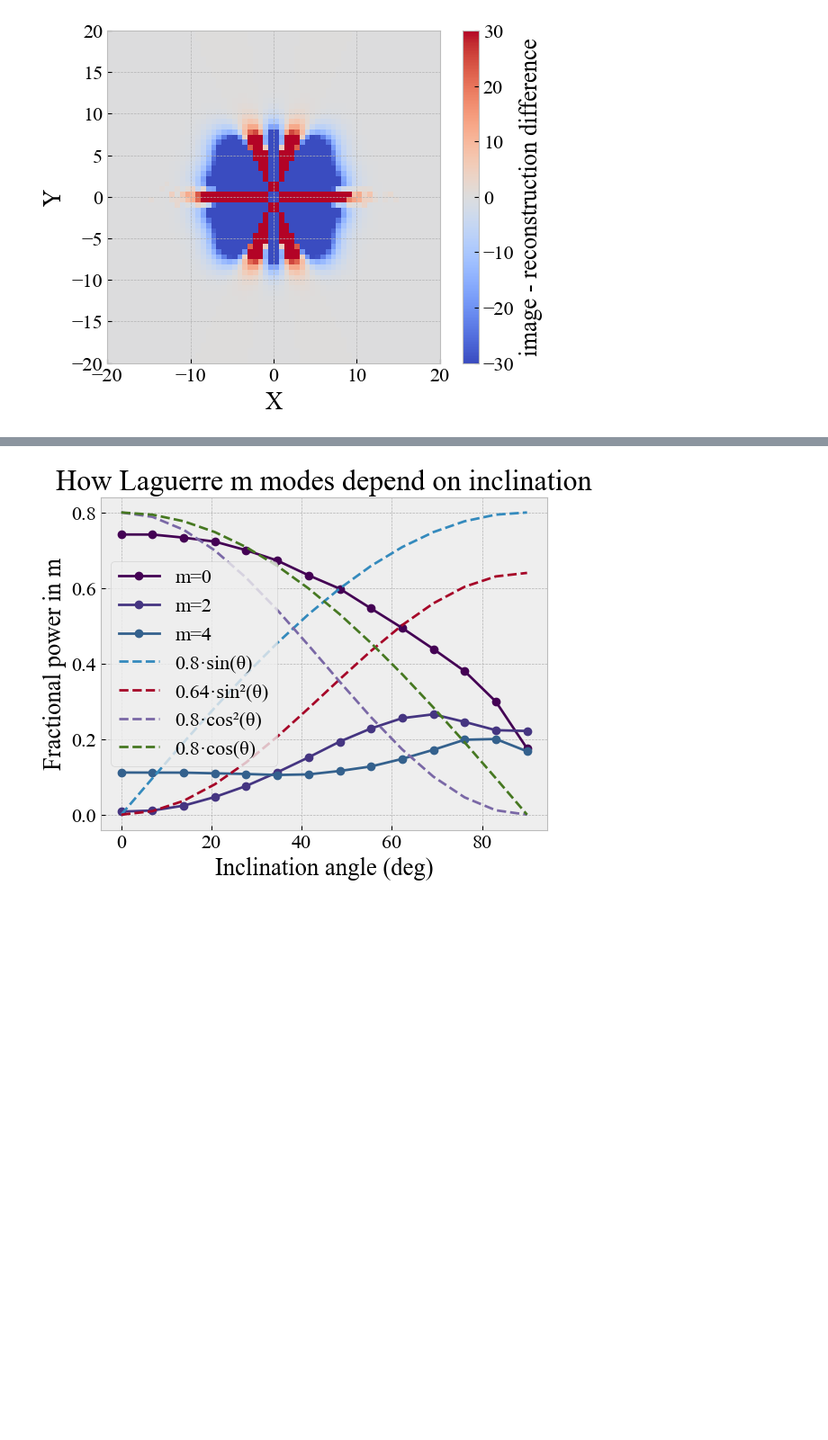
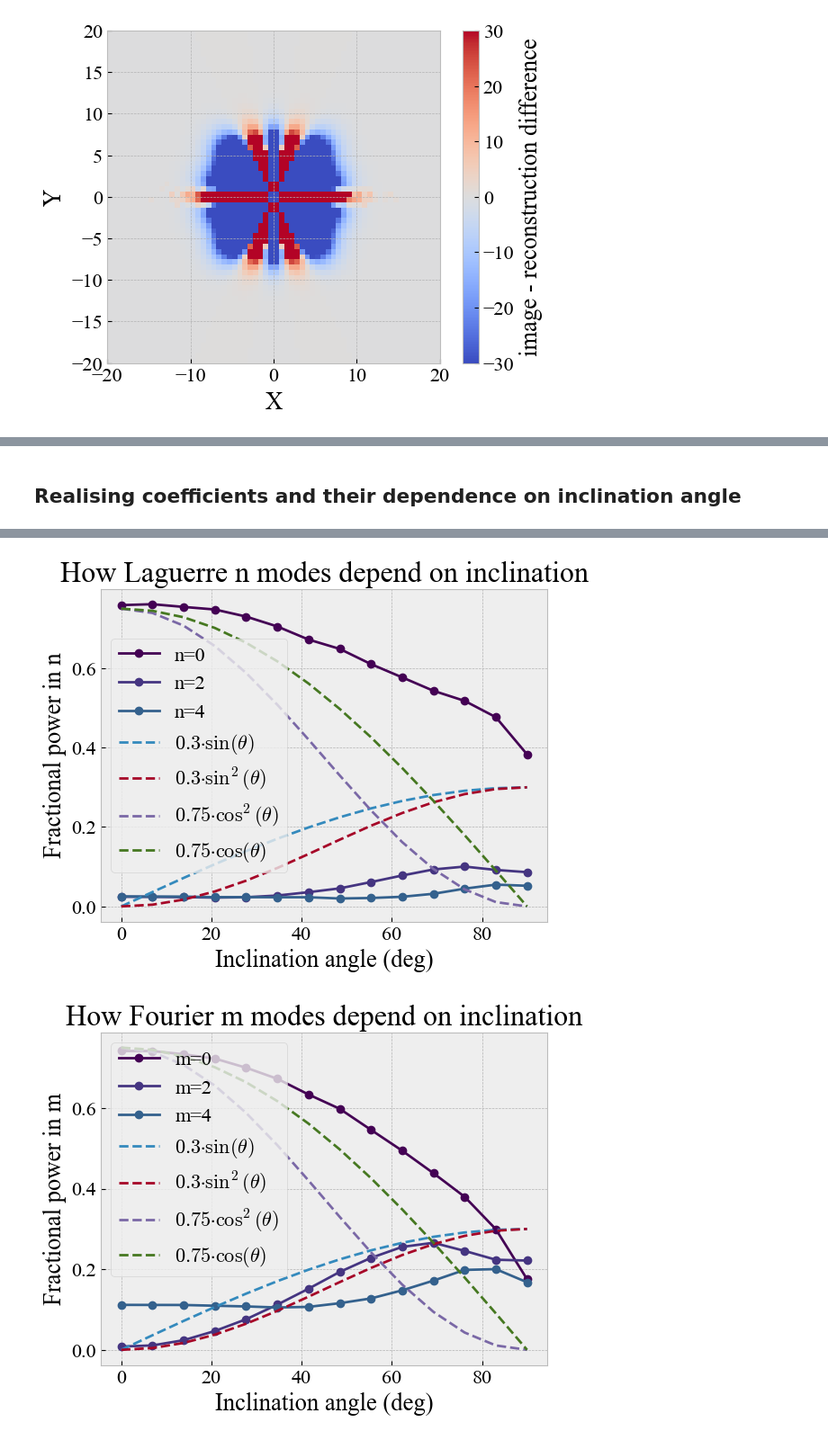
Before and after one commit to michael-petersen/GalaxyIncIinations, a Jupyter notebook: SimulatedGalaxiesAndExpansions.ipynb, the cells around one changed output, grey strips where cells are left out. Shown at 90% size. Saved outputs shown, nothing was run; the diff lists cells and outputs as text; code cells hidden in the pictures; blank space fills up the shorter version.

Commit message:
All modes

```diff
--- a/SimulatedGalaxiesAndExpansions.ipynb
+++ b/SimulatedGalaxiesAndExpansions.ipynb
@@ -182,5 +172,6 @@ Best match: mmax = 3, nmax = 4, NRMSE = 0.01245
+# %% [markdown]
+## Realising coefficients and their dependence on inclination angle
 # %%
-
 with h5py.File("example_galaxy.hdf5", "a") as f:
     group = f.require_group("f444w/00001_expansion")
 
@@ -189,17 +180,15 @@ with h5py.File("example_galaxy.hdf5", "a") as f:
         if dname in group:
             del group[dname]
 
-    # Now safely create
+    # Saving and grouing coefficients
     group.create_dataset("coscoefs", data=E.coscoefs)
     group.create_dataset("sincoefs", data=E.sincoefs)
     group.attrs["inclination_angle_deg"] = inclinationvalue
 
-print(E.coscoefs)
-print(E.sincoefs)
 
-import matplotlib.pyplot as plt
-import numpy as np
-from src.DiscModel import DiscGalaxy
+#Uncomment to print and check the coefficients
+#print(E.coscoefs)
+#print(E.sincoefs)
 
 # Parameters
 N = 1000000
@@ -209,11 +198,10 @@ nbins = 512
 mmax = 10
 nmax = 10
 
-# Inclination angles to test
+# Inclination angles to test, period of 90 degrees, 90 itself results in a fully inclined disc
 inclinations = [0, 30, 60, 85]
 
-#prepare figure
-#fig, axs = plt.subplots(2, len(inclinations), figsize=(4*len(inclinations), 8))
+# Prepare figure and loop through inclinations, storing coefficients results
 
 for idx, inc in enumerate(inclinations):
     # Generate galaxy
@@ -230,21 +218,7 @@ for idx, inc in enumerate(inclinations):
 
 
     n_power = np.sum(coef_mag, axis=0)
-    """
-    # Plot
-    axs[0, idx].bar(range(mmax+1), m_power)
-    axs[0, idx].set_title(f"Inclination {inc}°: Power vs m")
-    axs[0, idx].set_xlabel('m')
-    axs[0, idx].set_ylabel('Total Power')
 
-    axs[1, idx].bar(range(nmax), n_power)
-    axs[1, idx].set_title(f"Inclination {inc}°: Power vs n")
-    axs[1, idx].set_xlabel('n')
-    axs[1, idx].set_ylabel('Total Power')
-    """
-
-#plt.tight_layout()
-#plt.show()
 
 
 N = 1_000_000
@@ -266,33 +240,55 @@ for inc in inclinations:
 
     coef_mag = np.sqrt(E.coscoefs**2 + E.sincoefs**2)
     m_power = np.sum(coef_mag, axis=1)
-    total_power = np.sum(m_power)
-    frac_power = m_power / total_power
+    n_power = np.sum(coef_mag, axis=0)
+    total_n_power = np.sum(n_power)
+    total_m_power = np.sum(m_power)
+    fracn_power = n_power / total_n_power
+    fracm_power = m_power / total_m_power
 
     results.append({
         "inclination": inc,
         "m_power": m_power,
-        "frac_power": frac_power
+        "n_power": n_power,
+        "fracn_power": fracn_power,
+        "fracm_power": fracm_power
     })
 
-# Plot fractional power vs inclination for each m
+# Plot fractional power vs inclination for each n (Laguerre mode)
 theta_deg = np.array([r["inclination"] for r in results])
 theta_rad = np.radians(theta_deg)
 
+for n in range(0,5,2):
+    plt.plot(theta_deg,
+             [r["fracn_power"][n] for r in results],
+             marker='o', label=f"n={n}", color=colormap[n])
+
+# Overplot trigonometric functions
+plt.plot(theta_deg, 0.3*np.sin(theta_rad), '--', label=r'$0.3·\sin(\theta)$')
+plt.plot(theta_deg, 0.3*np.sin(theta_rad)**2, '--', label=r'$0.3·\sin^2(\theta)$')
+plt.plot(theta_deg, 0.75*np.cos(theta_rad)**2, '--', label=r'$0.75·\cos^2(\theta)$')
+plt.plot(theta_deg, 0.75*np.cos(theta_rad), '--', label=r'$0.75·\cos(\theta)$')
+
+plt.xlabel("Inclination angle (deg)")
+plt.ylabel("Fractional power in n")
+plt.legend()
+plt.title("How Laguerre n modes depend on inclination")
+plt.show()
+
 for m in range(0,5,2):
     plt.plot(theta_deg,
-             [r["frac_power"][m] for r in results],
+             [r["fracm_power"][m] for r in results],
              marker='o', label=f"m={m}", color=colormap[m])
 
 # Overplot trigonometric functions
-plt.plot(theta_deg, 0.8*np.sin(theta_rad), '--', label='0.8·sin(θ)')
-plt.plot(theta_deg, 0.64*np.sin(theta_rad)**2, '--', label='0.64·sin²(θ)')
-plt.plot(theta_deg, 0.8*np.cos(theta_rad)**2, '--', label='0.8·cos²(θ)')
-plt.plot(theta_deg, 0.8*np.cos(theta_rad), '--', label='0.8·cos(θ)')
+plt.plot(theta_deg, 0.3*np.sin(theta_rad), '--', label=r'$0.3·\sin(\theta)$')
+plt.plot(theta_deg, 0.3*np.sin(theta_rad)**2, '--', label=r'$0.3·\sin^2(\theta)$')
+plt.plot(theta_deg, 0.75*np.cos(theta_rad)**2, '--', label=r'$0.75·\cos^2(\theta)$')
+plt.plot(theta_deg, 0.75*np.cos(theta_rad), '--', label=r'$0.75·\cos(\theta)$')
 
 plt.xlabel("Inclination angle (deg)")
 plt.ylabel("Fractional power in m")
 plt.legend()
-plt.title("How Laguerre m modes depend on inclination")
+plt.title("How Fourier m modes depend on inclination")
 plt.show()
 # %% [output]
@@ -316 +295,2 @@ plt.show()
-[figure, old version]
+[figure, new version]
+[figure, added]
```
Also changed, not shown: parts of 8 cells of this notebook.
